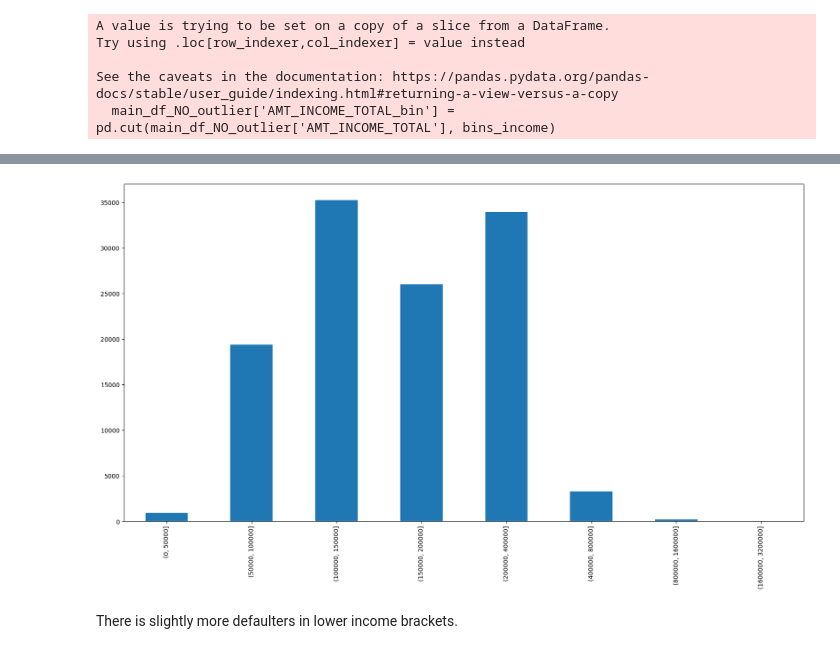
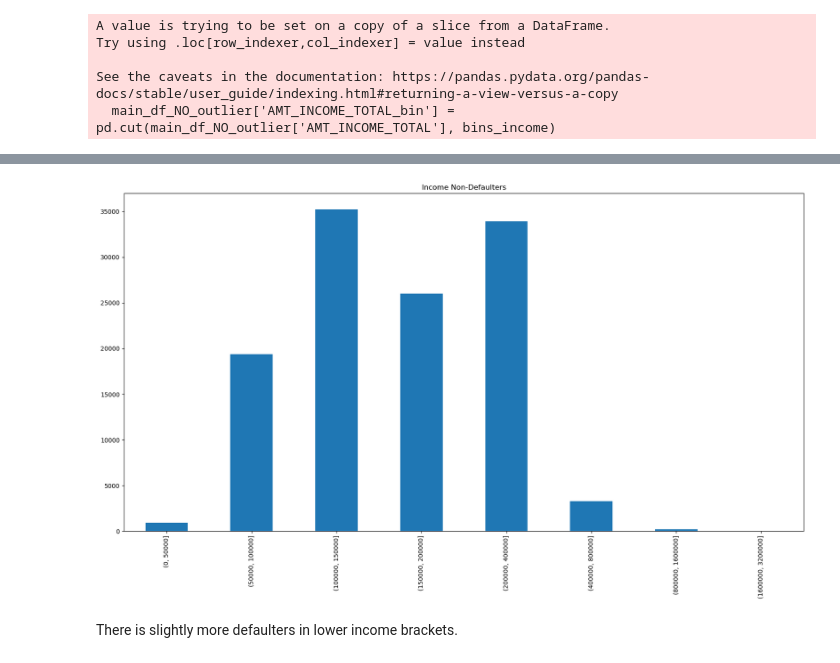
Before and after one commit to rwoodill/credit-card-defaulter-analysis, a Jupyter notebook: combined_coding.ipynb, the cells around one changed output, grey strips where cells are left out. Drawn from its saved outputs; the diff is of its cells as text; code cells hidden in the pictures.

```diff
--- a/combined_coding.ipynb
+++ b/combined_coding.ipynb
@@ -154,8 +156,9 @@ plt.savefig('figures\\fig_income_def.png')
 # %%
 fig_income_normal = df_normal_NO_outliers['AMT_INCOME_TOTAL_bin'].value_counts().sort_index().plot.bar(figsize = (20,10))
+plt.title("Income Non-Defaulters")
 plt.savefig('figures\\fig_income_nor.png')
 # %% [output]
-[figure, old version]
+[figure, new version]
 # %% [markdown]
 There is slightly more defaulters in lower income brackets.
 # %%
```
Also changed, not shown: parts of 5 cells of this notebook, 6 other files.
